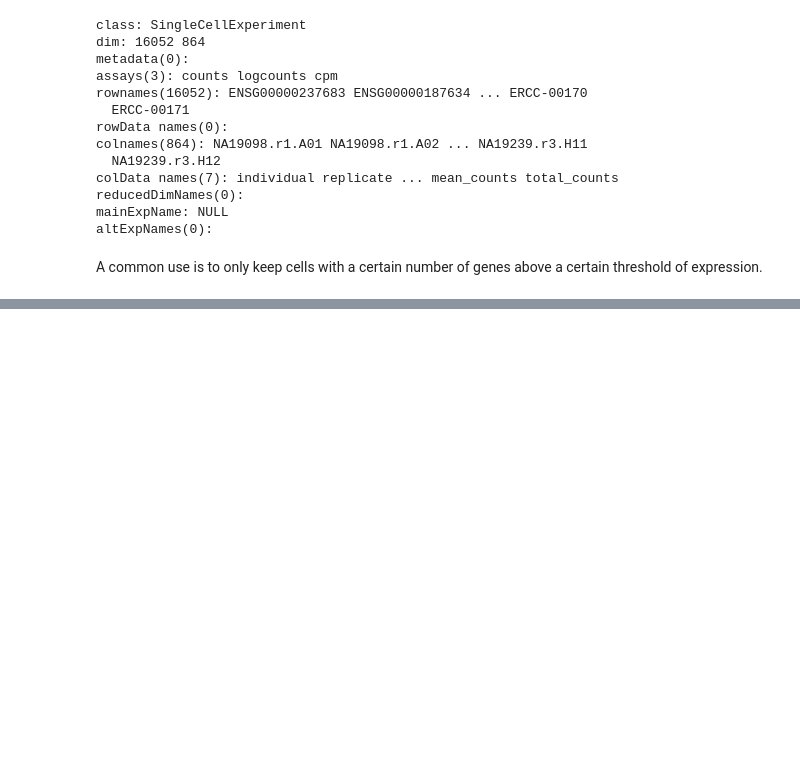
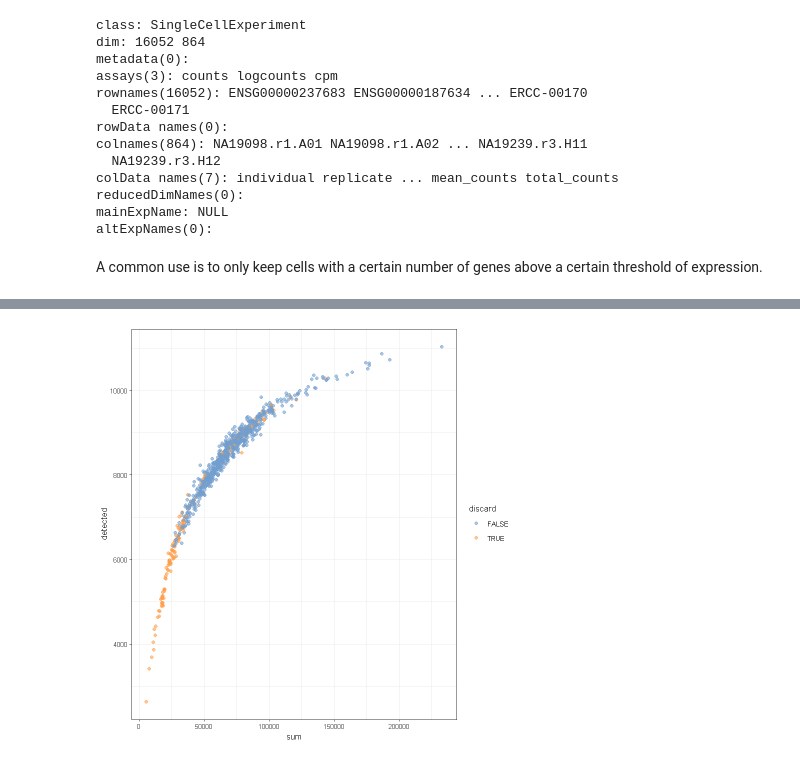
Before and after one commit to Emily-Amies/scRNA-seq, a Jupyter notebook: scRNA-seq_notes.ipynb, the cells around one changed output, grey strips where cells are left out. Cells and saved outputs as stored; diff of their text form; code cells hidden in the pictures; blank space fills up the shorter version.

```diff
--- a/scRNA-seq_notes.ipynb
+++ b/scRNA-seq_notes.ipynb
@@ -745,0 +818,4 @@ abline(v = 7000, col = "red")
+# %%
+plotColData(sce, x="sum", y="detected", colour_by="discard")
+# %% [output]
+[figure, added]
```
Also changed, not shown: parts of 136 cells of this notebook.
